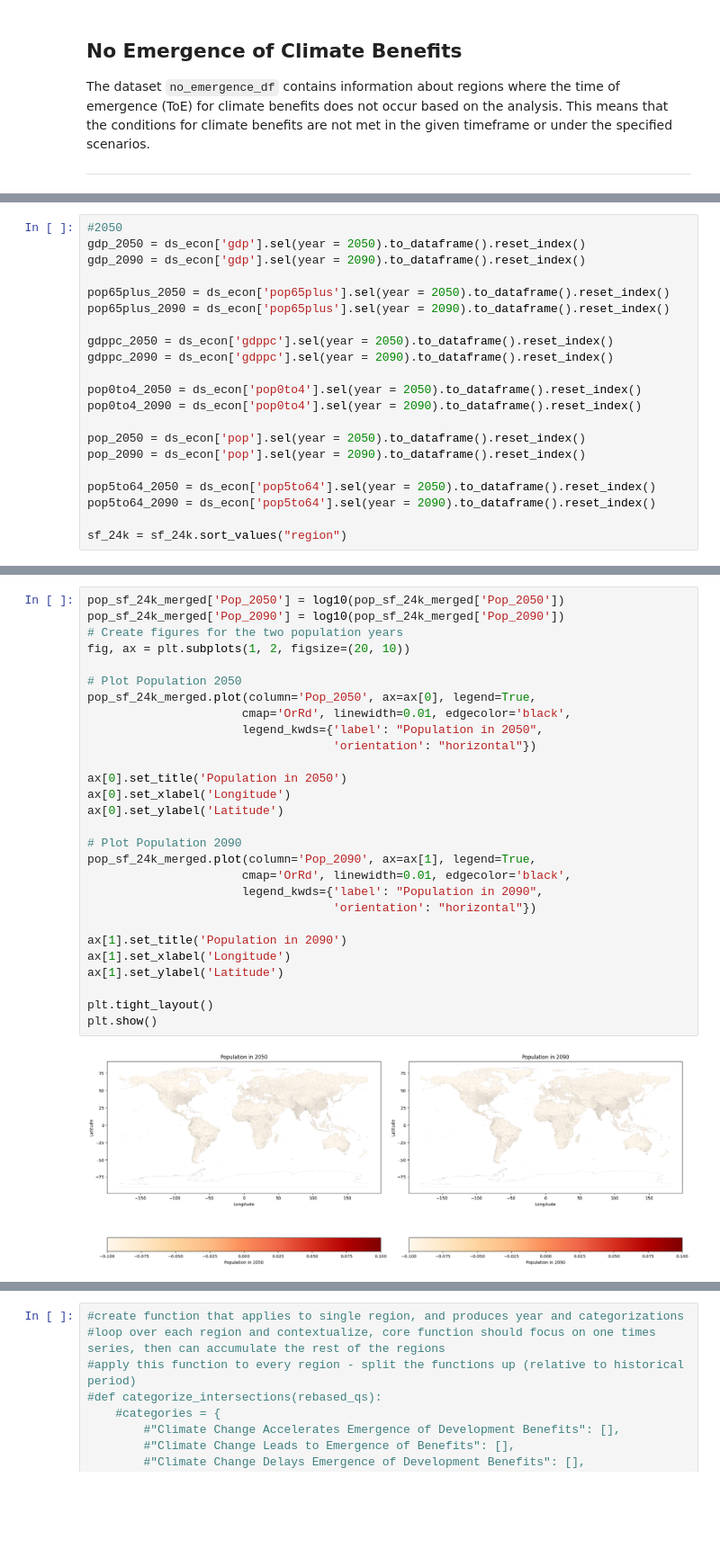
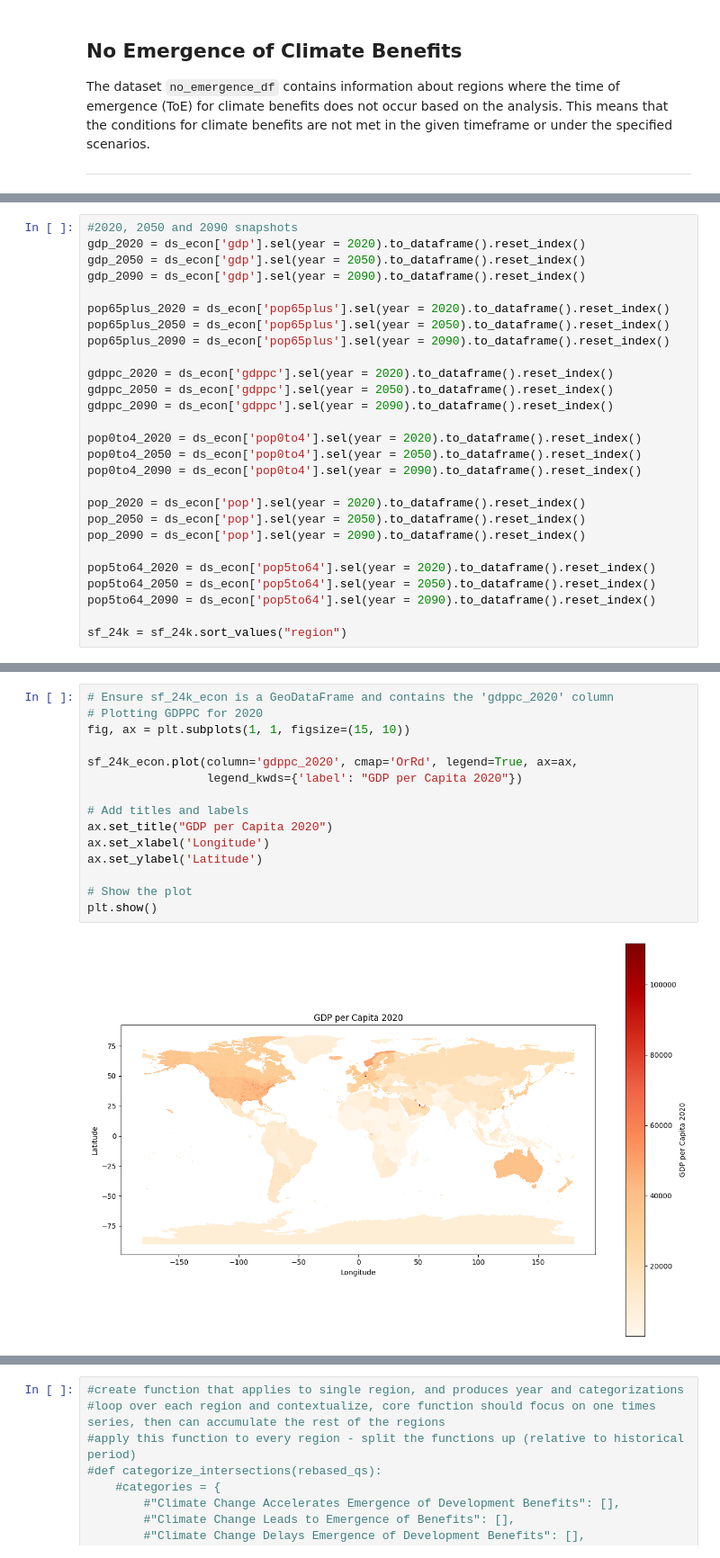
Before and after one commit to DanBlancoRutgers/Mortality_Project, a Jupyter notebook: notebooks/ToE_Project_Final.ipynb, the cells around one changed output, grey strips where cells are left out. Shown at 90% size. Cells and saved outputs as stored; diff of their text form; blank space fills up the shorter version.

```diff
--- a/notebooks/ToE_Project_Final.ipynb
+++ b/notebooks/ToE_Project_Final.ipynb
@@ -1002,20 +1185,26 @@ no_Damages_emergence_df
 # %%
-#2050
+#2020, 2050 and 2090 snapshots
+gdp_2020 = ds_econ['gdp'].sel(year = 2020).to_dataframe().reset_index()
 gdp_2050 = ds_econ['gdp'].sel(year = 2050).to_dataframe().reset_index()
 gdp_2090 = ds_econ['gdp'].sel(year = 2090).to_dataframe().reset_index()
 
+pop65plus_2020 = ds_econ['pop65plus'].sel(year = 2020).to_dataframe().reset_index()
 pop65plus_2050 = ds_econ['pop65plus'].sel(year = 2050).to_dataframe().reset_index()
 pop65plus_2090 = ds_econ['pop65plus'].sel(year = 2090).to_dataframe().reset_index()
 
+gdppc_2020 = ds_econ['gdppc'].sel(year = 2020).to_dataframe().reset_index()
 gdppc_2050 = ds_econ['gdppc'].sel(year = 2050).to_dataframe().reset_index()
 gdppc_2090 = ds_econ['gdppc'].sel(year = 2090).to_dataframe().reset_index()
 
+pop0to4_2020 = ds_econ['pop0to4'].sel(year = 2020).to_dataframe().reset_index()
 pop0to4_2050 = ds_econ['pop0to4'].sel(year = 2050).to_dataframe().reset_index()
 pop0to4_2090 = ds_econ['pop0to4'].sel(year = 2090).to_dataframe().reset_index()
 
+pop_2020 = ds_econ['pop'].sel(year = 2020).to_dataframe().reset_index()
 pop_2050 = ds_econ['pop'].sel(year = 2050).to_dataframe().reset_index()
 pop_2090 = ds_econ['pop'].sel(year = 2090).to_dataframe().reset_index()
 
+pop5to64_2020 = ds_econ['pop5to64'].sel(year = 2020).to_dataframe().reset_index()
 pop5to64_2050 = ds_econ['pop5to64'].sel(year = 2050).to_dataframe().reset_index()
 pop5to64_2090 = ds_econ['pop5to64'].sel(year = 2090).to_dataframe().reset_index()
 
@@ -1104,30 +1297,17 @@ Text(0.5, 1.0, 'Time of Emergence (ToE) of Damages - Simple Difference w/ Histor
 # %%
-pop_sf_24k_merged['Pop_2050'] = log10(pop_sf_24k_merged['Pop_2050'])
-pop_sf_24k_merged['Pop_2090'] = log10(pop_sf_24k_merged['Pop_2090'])
-# Create figures for the two population years
-fig, ax = plt.subplots(1, 2, figsize=(20, 10))
+# Ensure sf_24k_econ is a GeoDataFrame and contains the 'gdppc_2020' column
+# Plotting GDPPC for 2020
+fig, ax = plt.subplots(1, 1, figsize=(15, 10))
 
-# Plot Population 2050
-pop_sf_24k_merged.plot(column='Pop_2050', ax=ax[0], legend=True,
-                      cmap='OrRd', linewidth=0.01, edgecolor='black',
-                      legend_kwds={'label': "Population in 2050",
-                                   'orientation': "horizontal"})
+sf_24k_econ.plot(column='gdppc_2020', cmap='OrRd', legend=True, ax=ax,
+                 legend_kwds={'label': "GDP per Capita 2020"})
 
-ax[0].set_title('Population in 2050')
-ax[0].set_xlabel('Longitude')
-ax[0].set_ylabel('Latitude')
+# Add titles and labels
+ax.set_title("GDP per Capita 2020")
+ax.set_xlabel('Longitude')
+ax.set_ylabel('Latitude')
 
-# Plot Population 2090
-pop_sf_24k_merged.plot(column='Pop_2090', ax=ax[1], legend=True,
-                      cmap='OrRd', linewidth=0.01, edgecolor='black',
-                      legend_kwds={'label': "Population in 2090",
-                                   'orientation': "horizontal"})
-
-ax[1].set_title('Population in 2090')
-ax[1].set_xlabel('Longitude')
-ax[1].set_ylabel('Latitude')
-
-plt.tight_layout()
+# Show the plot
 plt.show()
 # %% [output]
-[figure, old version]
+[figure, new version]
```
Also changed, not shown: parts of 50 cells of this notebook, 4 other files.
